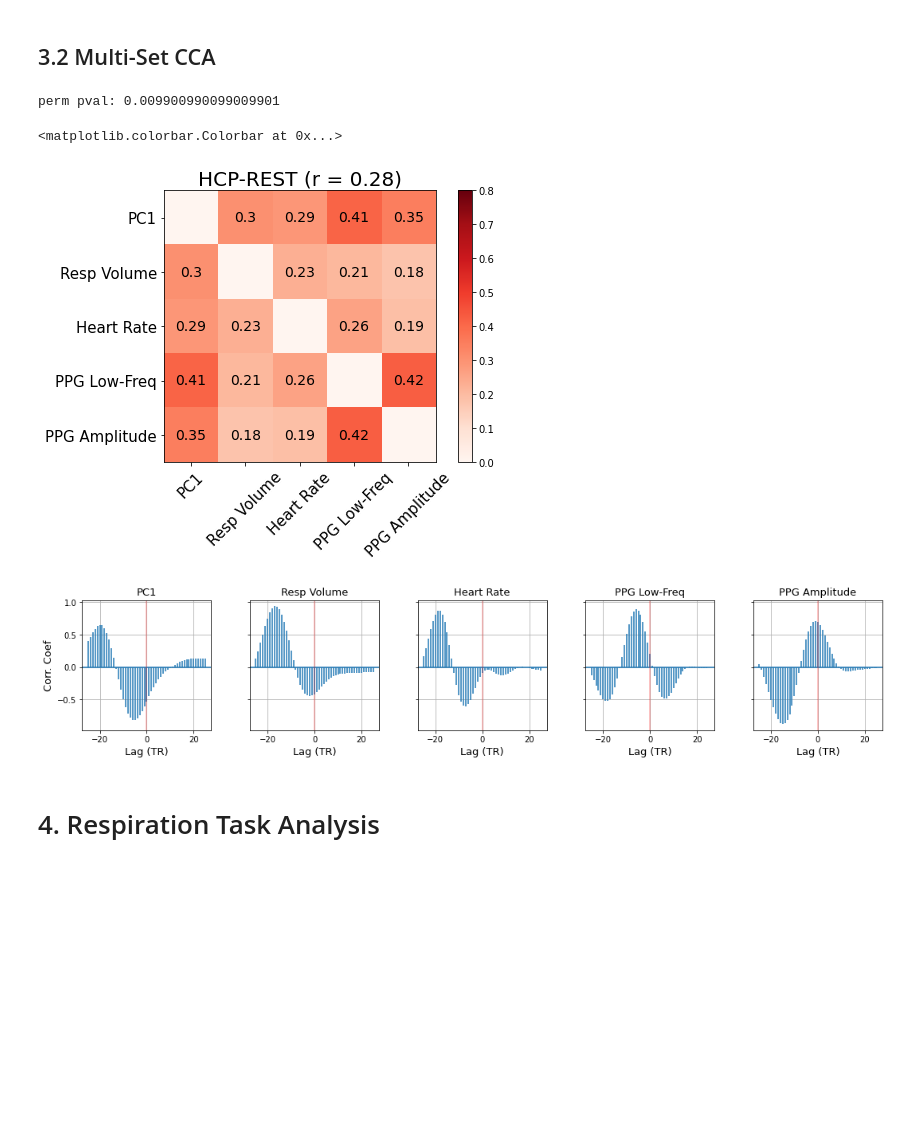
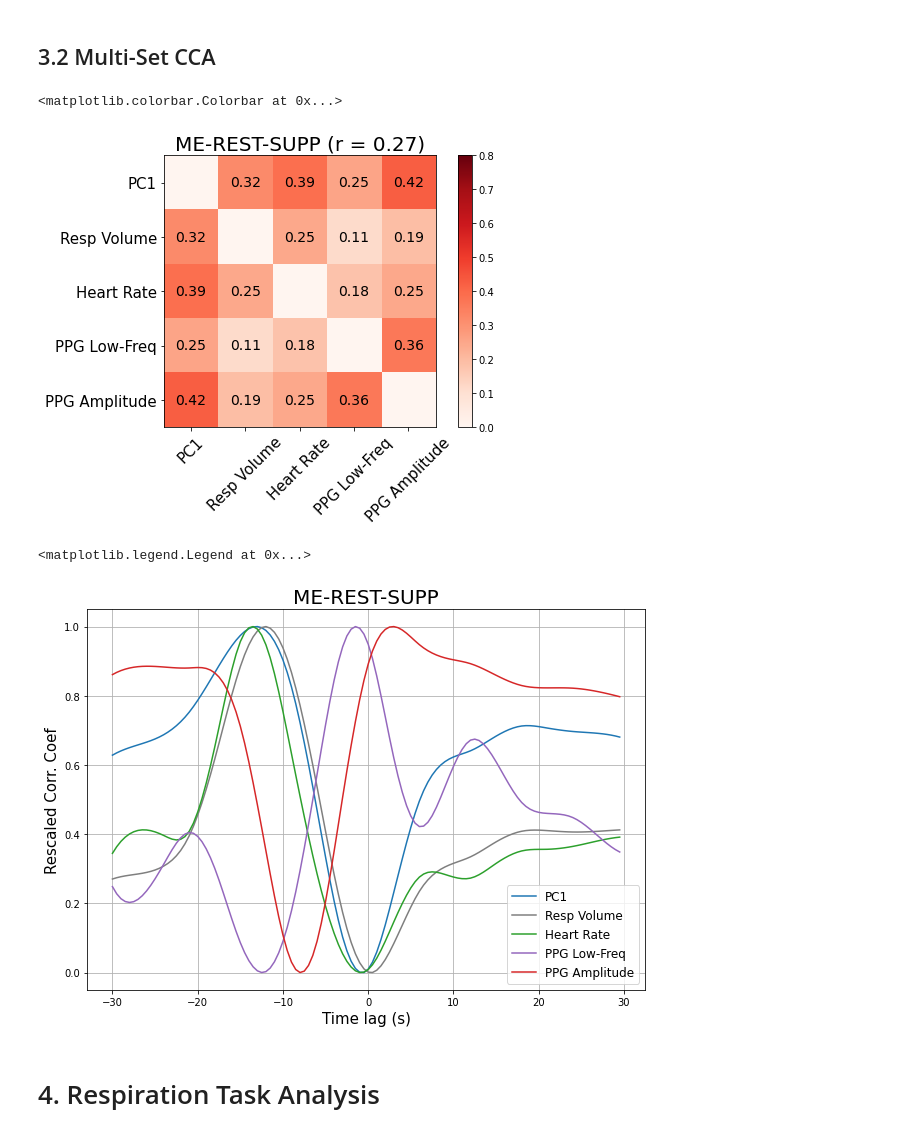
Before and after one commit to tsb46/fmri_arousal, a Jupyter notebook: analysis.ipynb, the cells around one changed output. Cells and saved outputs as stored; diff of their text form; code cells hidden in the pictures; blank space fills up the shorter version.

```diff
--- a/analysis.ipynb
+++ b/analysis.ipynb
@@ -84,7 +85,8 @@ color_dict = {
     'PPG_LOW': physio_cmap(4),
     'ALPHA': physio_cmap(5),
     'GSR': physio_cmap(6),
-    'RSP_RVT': physio_cmap(7)
+    'RSP_RVT': physio_cmap(7),
+    'PUPIL': physio_cmap(8)
 }
 # %% [markdown]
 ## 1.2. Load PCA Time Courses
@@ -114,7 +116,6 @@ pca_sign_dict = {
     'chang_bh': 1,
     'chang_cue': 1,
     'hcp': 1,
-    'hrv': -1,
     'natview': -1,
     'nki': -1,
     'nki_rest': 1,
@@ -347,21 +387,16 @@ lag_n = {
 ## 3.2 Multi-Set CCA
 # %%
 # chang, hcp, spreng, natview, nki_rest
-dataset_mcca = 'hcp'
-
-# pca index (0 - corresponds to first principal component)
-pca_index = 0
+dataset_mcca = 'spreng'
 
 # permutation parameters
-permute=True
+permute=False
 n_permute=100
 permute_group = []
 
 # spline basis parameters
 nknots=3
 lag_vec = np.arange(lag_n[dataset_mcca]+1)
-
-
 
 basis_group = [[] for i in range(len(mcca_vars[dataset_mcca]))]
 data_group = [[] for i in range(len(mcca_vars[dataset_mcca]))]
@@ -370,11 +405,10 @@ for subj, sc in zip(subject, scan):
     # Load Subject
     df = load_subj(
         subj, sc, dataset_mcca, params[dataset_mcca],
-        pca_dict[dataset_mcca][f'{subj}_{sc}'], pca_index=pca_index
+        pca_dict[dataset_mcca][f'{subj}_{sc}'], pca_index=0
     )
     # flip sign for PC1, if necessary
-    if pca_index == 0:
-        df['PC1'] = df['PC1'] * pca_sign_dict[d]
+    df['PC1'] = df['PC1'] * pca_sign_dict[d]
     # normalize data before concatenation
     df = df.apply(zscore, axis=0)
     # Create a separate dataframe for modeling w/ lag splines
@@ -437,32 +471,42 @@ ax.set_title(f"{dataset_label_dict[dataset_mcca]} (r = {round(mcca_r[0],2)})",
              fontsize=20)
 plt.colorbar(im, ax=ax)
 # %% [output]
-perm pval: 0.009900990099009901
+<matplotlib.colorbar.Colorbar at 0x...>
-<matplotlib.colorbar.Colorbar at 0x...>
-[figure, old version]
+[figure, new version]
 # %%
 # Plot lags on first canonical component
 cca_pred = mcca.transform(basis_concat)
 
+# Inperpolation parameters
+x_interp = np.arange(-30, 30, 0.5)
+# specify length of cross-correlation function based on TR.
+# we try to get around 30s
+cc_len = np.ceil(30/params[dataset_mcca]['tr']).astype(int)
 
 cca_pred_df = pd.DataFrame(
     np.vstack([cca_pred[i][:,0] for i in range(len(new_labels))]).T,
-    columns = new_labels
+    columns = mcca_vars[dataset_mcca]
 )
 
-fig, axs = plt.subplots(nrows=1, ncols=len(new_labels), figsize=(18,3), sharey=True, sharex=True)
-fig.subplots_adjust(wspace=0.3)
+fig, ax = plt.subplots(figsize=(10,7))
 
-for i, ax in enumerate(axs):
-    ax.xcorr(data_concat[i], cca_pred[i][:,0], maxlags=lag_n[dataset_mcca]+5)
-    ax.set_xlabel('Lag (TR)', fontsize=13)
-    ax.set_title(new_labels[i], fontsize=13)
-    ax.axvline(0, 0, 1, alpha=0.3, color='red')
-    if i == 0:
-        ax.set_ylabel('Corr. Coef', fontsize=13)
+for i, c in enumerate(cca_pred_df.columns):
+    cc_list = xcorr(data_concat[i]*cca_sign_dict[dataset_mcca][c],
+                     cca_pred[i][:,0], cc_len)
+    f_interp = interp1d(cc_list[0]*(params[dataset_mcca]['tr']), cc_list[1], kind='cubic')
+    cc_interp = f_interp(x_interp)
+    cc_interp = (cc_interp - cc_interp.min())/(cc_interp.max() - cc_interp.min()) # max/min norm
+    ax.plot(x_interp, cc_interp, color=color_dict[c],
+            label=physio_label_dict[c])
+    ax.set_xlabel('Time lag (s)', fontsize=15)
+    ax.set_title(dataset_label_dict[dataset_mcca], fontsize=20)
+    ax.set_ylabel('Rescaled Corr. Coef', fontsize=15)
     ax.grid(True)
+
+ax.legend(fontsize=12)
 # %% [output]
+<matplotlib.legend.Legend at 0x...>
-[figure, old version]
+[figure, new version]
 # %% [markdown]
 # 4. Respiration Task Analysis
 # %% [markdown]
```
Also changed, not shown: parts of 22 cells of this notebook, 1 other file.
